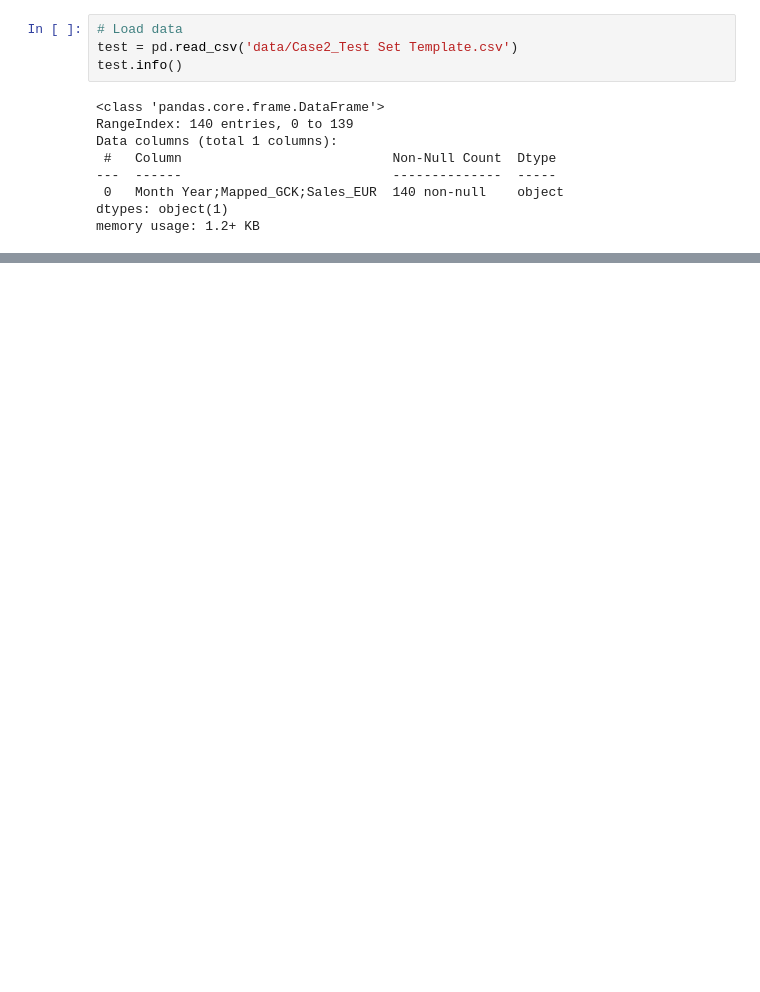
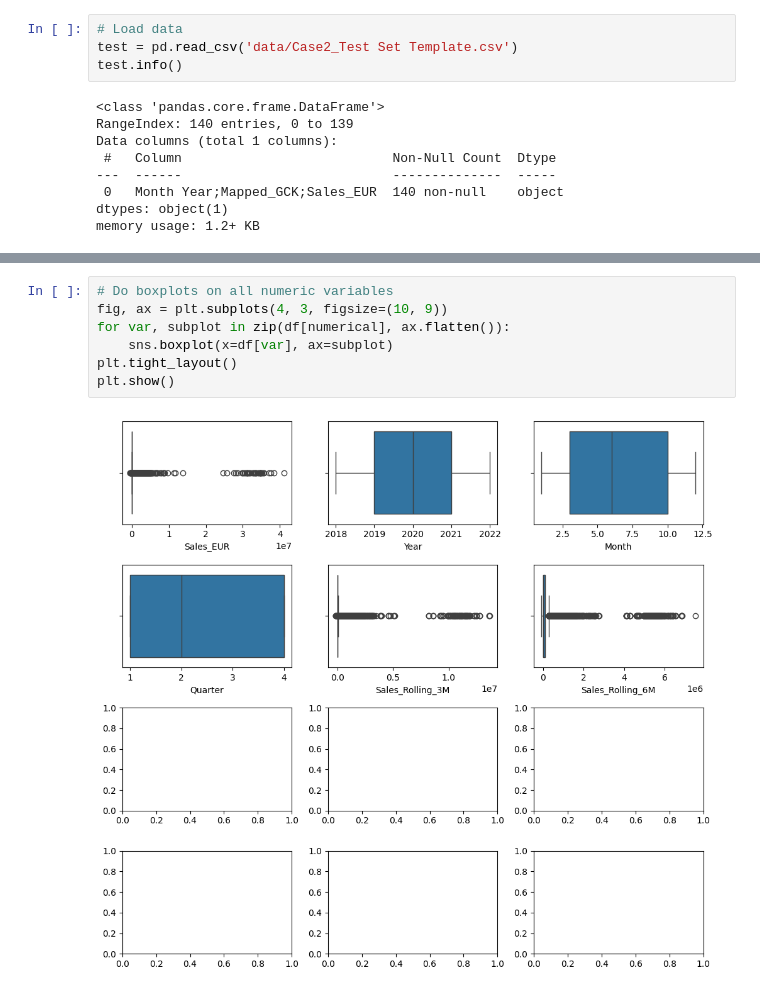
Before and after one commit to Telepatec/Business-Cases, a Jupyter notebook: data_preproc.ipynb, the cells around one changed output, grey strips where cells are left out. Cells and saved outputs as stored; diff of their text form; blank space fills up the shorter version.

```diff
--- a/data_preproc.ipynb
+++ b/data_preproc.ipynb
@@ -155,0 +177,9 @@ Series([], Name: count, dtype: int64)
+# %%
+# Do boxplots on all numeric variables
+fig, ax = plt.subplots(4, 3, figsize=(10, 9))
+for var, subplot in zip(df[numerical], ax.flatten()):
+    sns.boxplot(x=df[var], ax=subplot)
+plt.tight_layout()
+plt.show()
+# %% [output]
+[figure, added]
```
Also changed, not shown: parts of 21 cells of this notebook.
